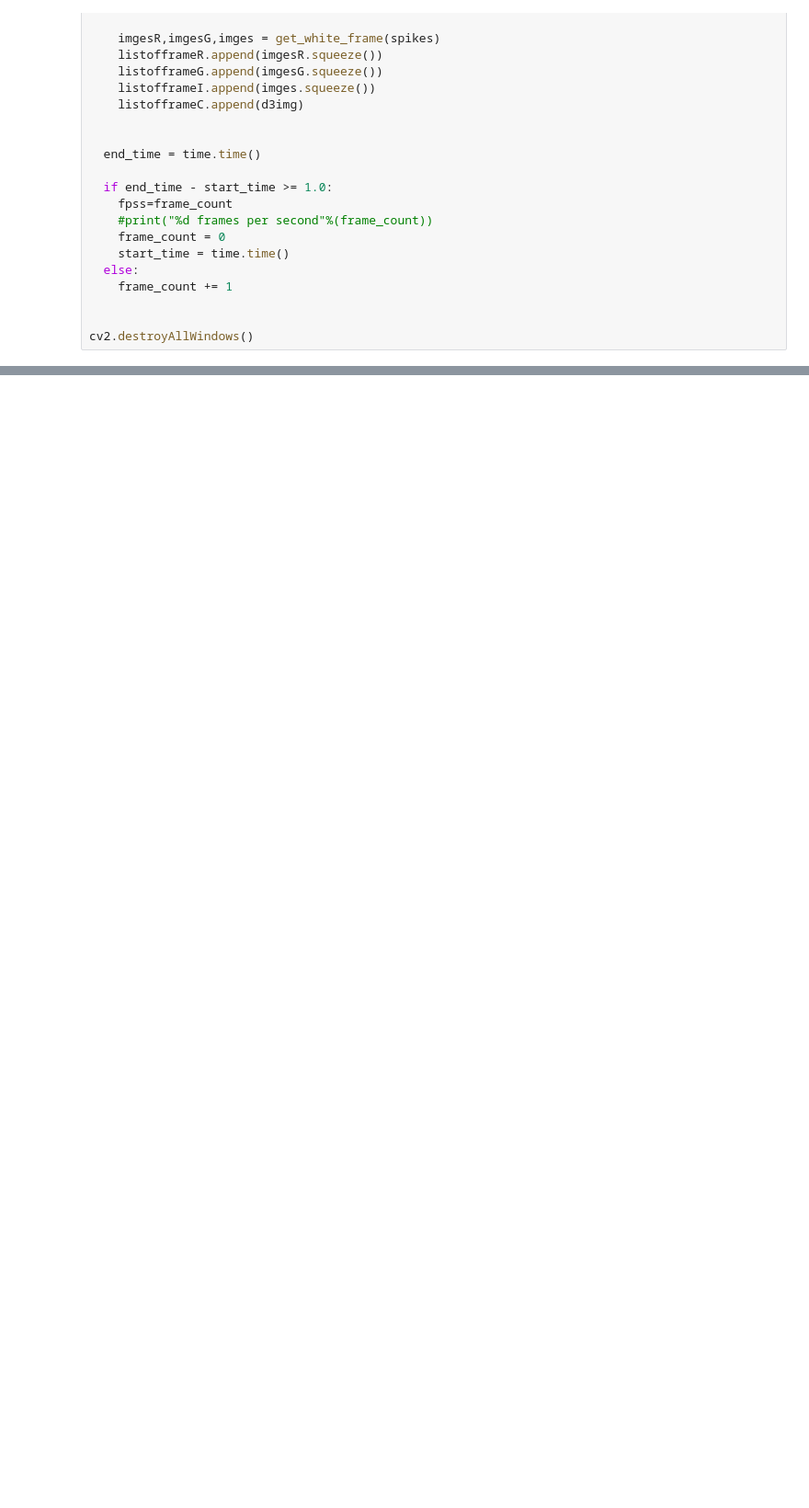
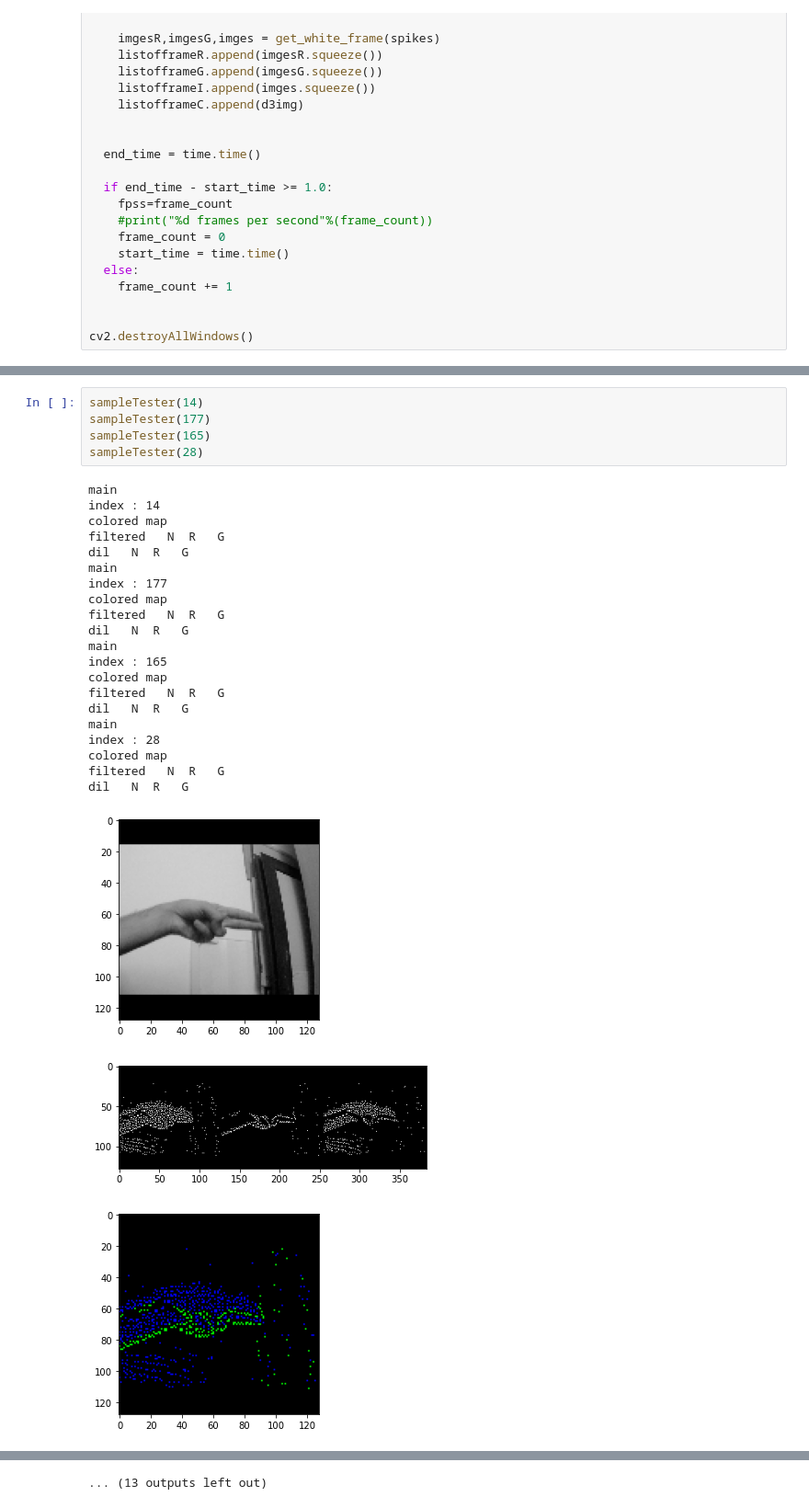
Before and after one commit to a71sa/pyDVS, a Jupyter notebook: DVSR.ipynb, the cells around one changed output, grey strips where cells are left out. Shown at 92% size. Cells and saved outputs as stored; diff of their text form; blank space fills up the shorter version.

```diff
--- a/DVSR.ipynb
+++ b/DVSR.ipynb
@@ -584,0 +828,29 @@ Cdat.close()
+# %%
+sampleTester(14)
+sampleTester(177)
+sampleTester(165)
+sampleTester(28)
+# %% [output]
+main
+index : 14
+colored map
+filtered   N  R   G
+dil   N  R   G
+main
+index : 177
+colored map
+filtered   N  R   G
+dil   N  R   G
+main
+index : 165
+colored map
+filtered   N  R   G
+dil   N  R   G
+main
+index : 28
+colored map
+filtered   N  R   G
+dil   N  R   G
+[figure, added]
+[figure, added]
+[figure, added]
@@ -584,0 +865 @@ Cdat.close()
+... (13 outputs left out)
```
Also changed, not shown: parts of 20 cells of this notebook, 4 other files.
